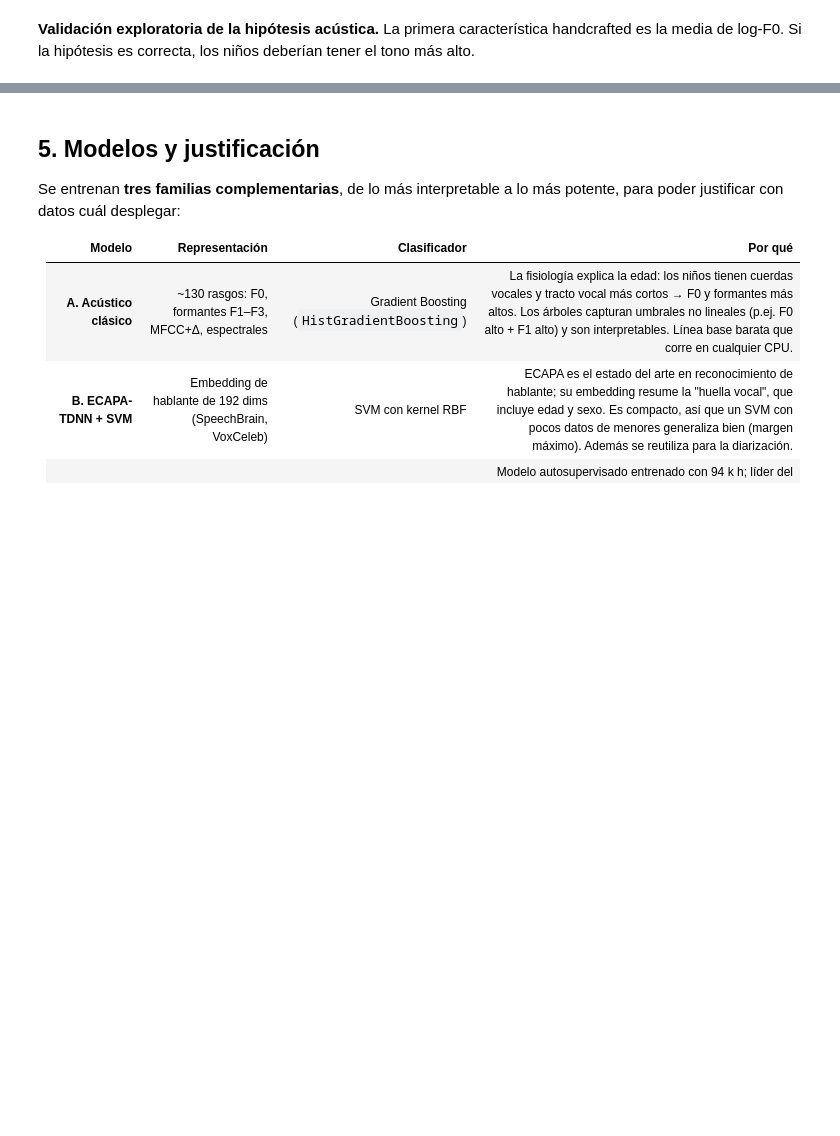
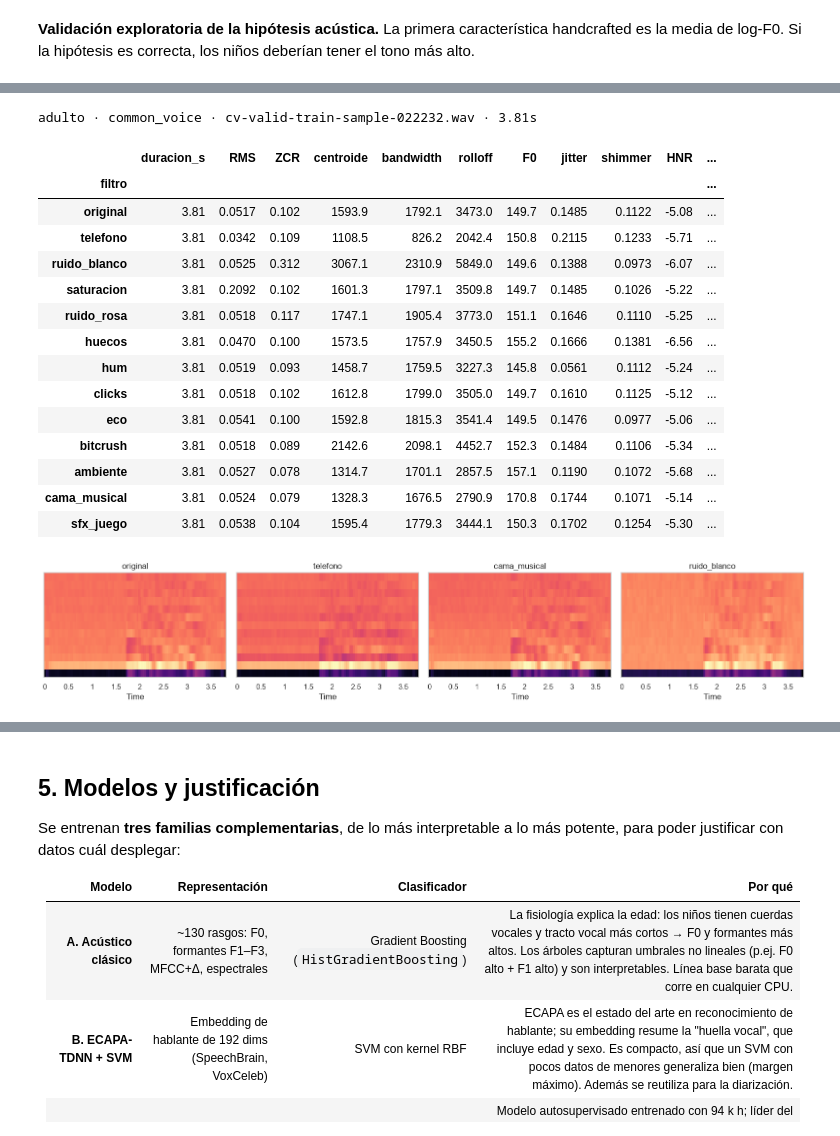
Before and after one commit to Joacimxd/Antigrooming-MLaudio, a Jupyter notebook: notebooks/riesgo_grooming_edad_voz.ipynb, the cells around one changed output, grey strips where cells are left out. Cells and saved outputs as stored; diff of their text form; code cells hidden in the pictures; blank space fills up the shorter version.

```diff
--- a/notebooks/riesgo_grooming_edad_voz.ipynb
+++ b/notebooks/riesgo_grooming_edad_voz.ipynb
@@ -217,0 +509,20 @@ plt.title("Tono fundamental por grupo de edad"); plt.show()
+# %%
+tabla_adulto = experimento_clase("adulto")
+# %% [output]
+adulto · common_voice · cv-valid-train-sample-022232.wav · 3.81s
+|  | duracion_s | RMS | ZCR | centroide | bandwidth | rolloff | F0 | jitter | shimmer | HNR | ... |
+| filtro |  |  |  |  |  |  |  |  |  |  | ... |
+| original | 3.81 | 0.0517 | 0.102 | 1593.9 | 1792.1 | 3473.0 | 149.7 | 0.1485 | 0.1122 | -5.08 | ... |
+| telefono | 3.81 | 0.0342 | 0.109 | 1108.5 | 826.2 | 2042.4 | 150.8 | 0.2115 | 0.1233 | -5.71 | ... |
+| ruido_blanco | 3.81 | 0.0525 | 0.312 | 3067.1 | 2310.9 | 5849.0 | 149.6 | 0.1388 | 0.0973 | -6.07 | ... |
+| saturacion | 3.81 | 0.2092 | 0.102 | 1601.3 | 1797.1 | 3509.8 | 149.7 | 0.1485 | 0.1026 | -5.22 | ... |
+| ruido_rosa | 3.81 | 0.0518 | 0.117 | 1747.1 | 1905.4 | 3773.0 | 151.1 | 0.1646 | 0.1110 | -5.25 | ... |
+| huecos | 3.81 | 0.0470 | 0.100 | 1573.5 | 1757.9 | 3450.5 | 155.2 | 0.1666 | 0.1381 | -6.56 | ... |
+| hum | 3.81 | 0.0519 | 0.093 | 1458.7 | 1759.5 | 3227.3 | 145.8 | 0.0561 | 0.1112 | -5.24 | ... |
+| clicks | 3.81 | 0.0518 | 0.102 | 1612.8 | 1799.0 | 3505.0 | 149.7 | 0.1610 | 0.1125 | -5.12 | ... |
+| eco | 3.81 | 0.0541 | 0.100 | 1592.8 | 1815.3 | 3541.4 | 149.5 | 0.1476 | 0.0977 | -5.06 | ... |
+| bitcrush | 3.81 | 0.0518 | 0.089 | 2142.6 | 2098.1 | 4452.7 | 152.3 | 0.1484 | 0.1106 | -5.34 | ... |
+| ambiente | 3.81 | 0.0527 | 0.078 | 1314.7 | 1701.1 | 2857.5 | 157.1 | 0.1190 | 0.1072 | -5.68 | ... |
+| cama_musical | 3.81 | 0.0524 | 0.079 | 1328.3 | 1676.5 | 2790.9 | 170.8 | 0.1744 | 0.1071 | -5.14 | ... |
+| sfx_juego | 3.81 | 0.0538 | 0.104 | 1595.4 | 1779.3 | 3444.1 | 150.3 | 0.1702 | 0.1254 | -5.30 | ... |
+[figure, added]
```
Also changed, not shown: parts of 14 cells of this notebook, 1 other file.
